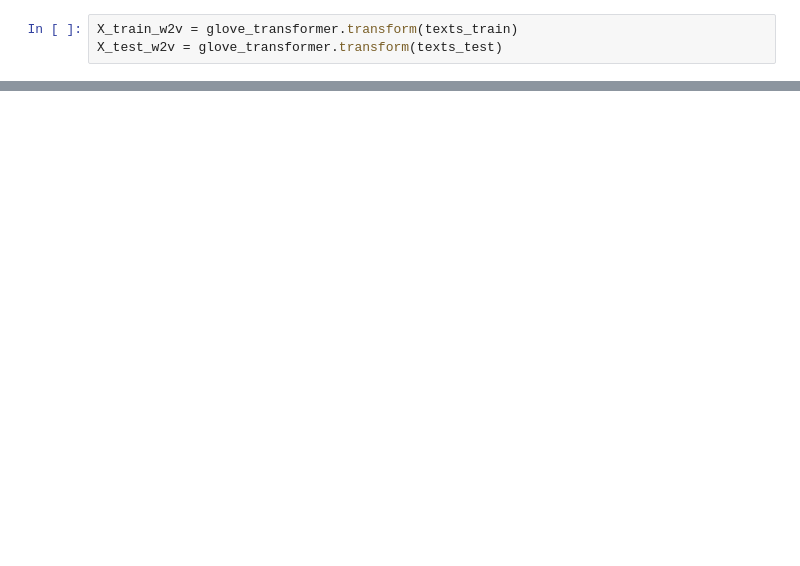
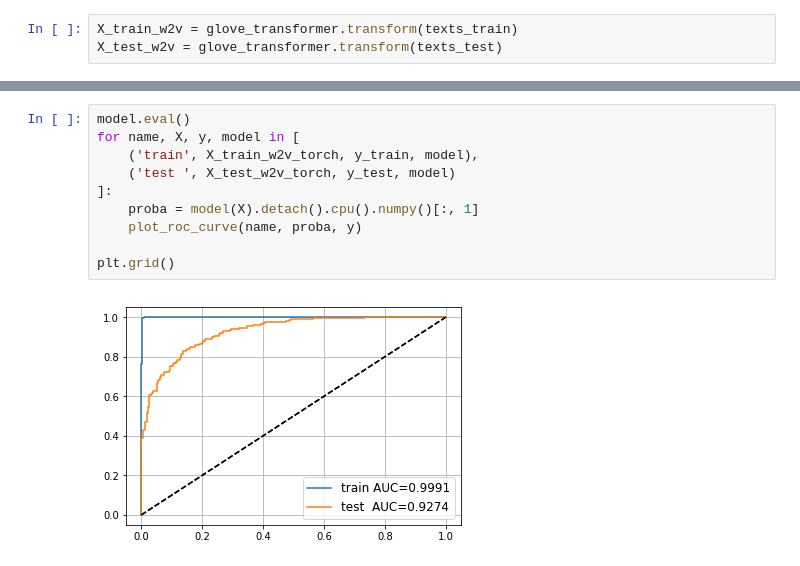
Before and after one commit to ermekaitygulov/made_nlp_course, a Jupyter notebook: homeworks/homework01_word_vectors/homework01_texts.ipynb, the cells around one changed output, grey strips where cells are left out. Saved outputs shown, nothing was run; the diff lists cells and outputs as text; blank space fills up the shorter version.

```diff
--- a/homeworks/homework01_word_vectors/homework01_texts.ipynb
+++ b/homeworks/homework01_word_vectors/homework01_texts.ipynb
@@ -516,0 +529,12 @@ model = nn.Sequential()
+# %%
+model.eval()
+for name, X, y, model in [
+    ('train', X_train_w2v_torch, y_train, model),
+    ('test ', X_test_w2v_torch, y_test, model)
+]:
+    proba = model(X).detach().cpu().numpy()[:, 1]
+    plot_roc_curve(name, proba, y)
+
+plt.grid()
+# %% [output]
+[figure, added]
```
Also changed, not shown: parts of 12 cells of this notebook, 1 other file.
